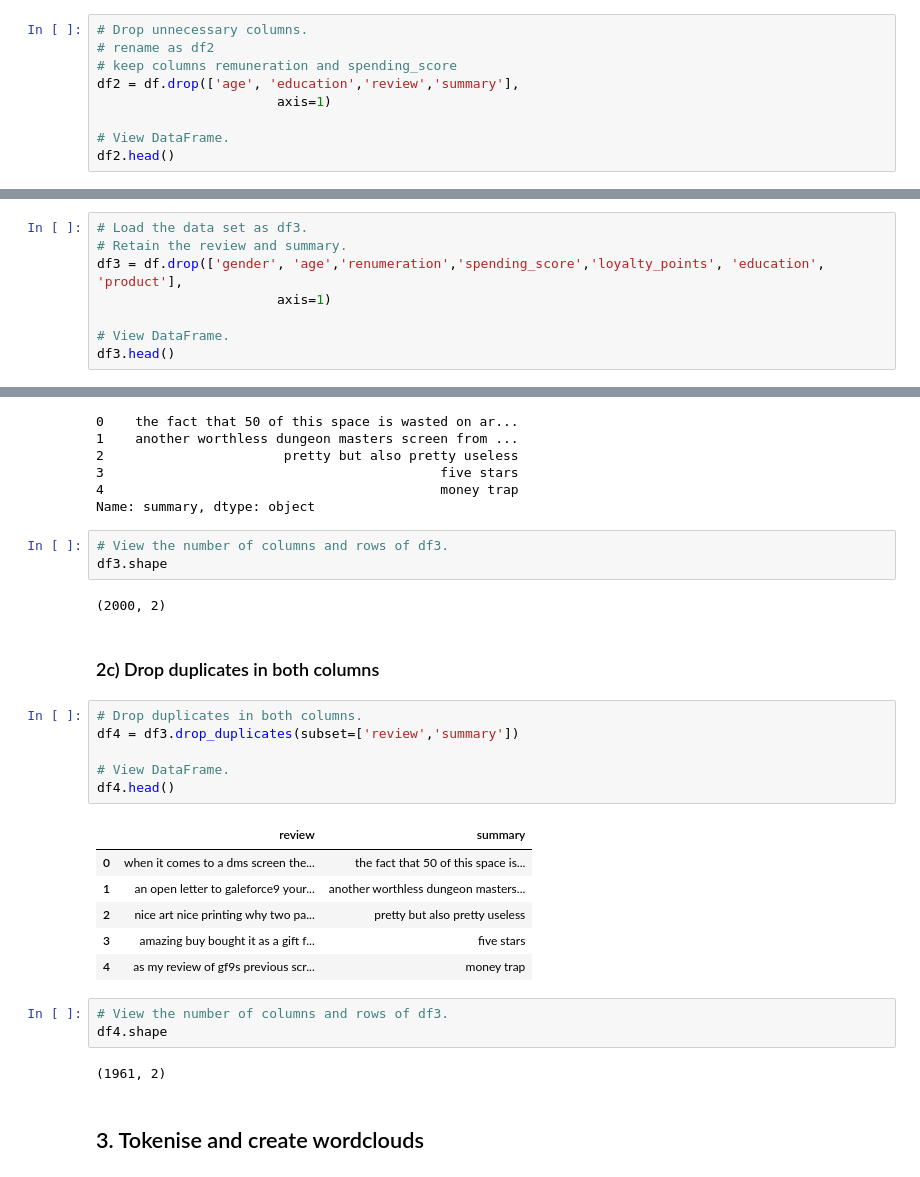
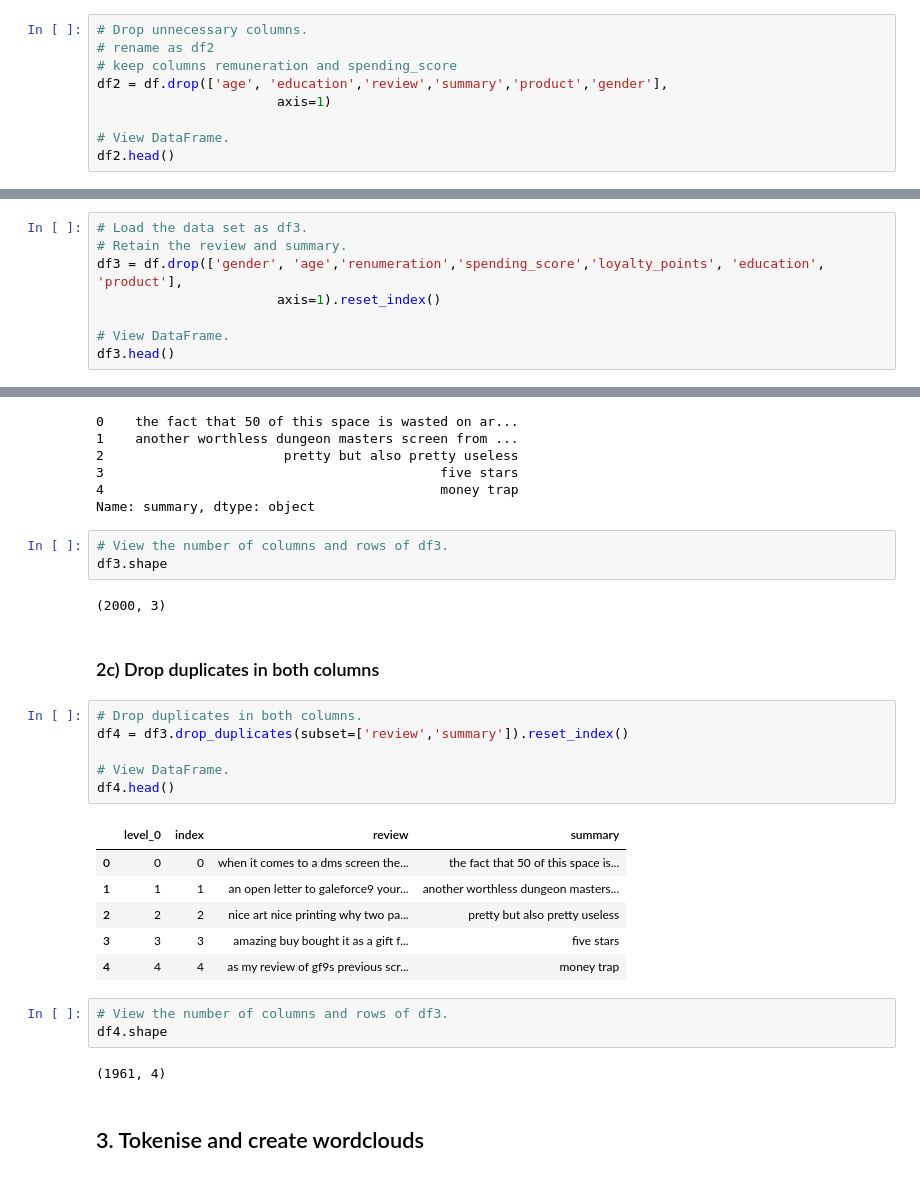
Before and after one commit to essjmeha/Assignment_Predicting_future_outcomes, a Jupyter notebook: Meharg_Jane_LSE_DA301_Assignment_Python.ipynb, the cells around one changed output, grey strips where cells are left out. Drawn from its saved outputs; the diff is of its cells as text.

```diff
--- a/Meharg_Jane_LSE_DA301_Assignment_Python.ipynb
+++ b/Meharg_Jane_LSE_DA301_Assignment_Python.ipynb
@@ -598,7 +598,7 @@ df.head()
 # Drop unnecessary columns.
 # rename as df2
 # keep columns remuneration and spending_score
-df2 = df.drop(['age', 'education','review','summary'],
+df2 = df.drop(['age', 'education','review','summary','product','gender'],
                        axis=1)
 
 # View DataFrame.
@@ -929,7 +941,7 @@ warnings.filterwarnings('ignore')
 # Load the data set as df3.
 # Retain the review and summary.
 df3 = df.drop(['gender', 'age','renumeration','spending_score','loyalty_points', 'education', 'product'],
-                       axis=1)
+                       axis=1).reset_index()
 
 # View DataFrame.
 df3.head()
@@ -1008,26 +1021,26 @@ Name: summary, dtype: object
 # View the number of columns and rows of df3.
 df3.shape
 # %% [output]
-(2000, 2)
+(2000, 3)
 # %% [markdown]
 ### 2c) Drop duplicates in both columns
 # %%
 # Drop duplicates in both columns.
-df4 = df3.drop_duplicates(subset=['review','summary'])
+df4 = df3.drop_duplicates(subset=['review','summary']).reset_index()
 
 # View DataFrame.
 df4.head()
 # %% [output]
-|  | review | summary |
-| 0 | when it comes to a dms screen the... | the fact that 50 of this space is... |
-| 1 | an open letter to galeforce9 your... | another worthless dungeon masters... |
-| 2 | nice art nice printing why two pa... | pretty but also pretty useless |
-| 3 | amazing buy bought it as a gift f... | five stars |
-| 4 | as my review of gf9s previous scr... | money trap |
+|  | level_0 | index | review | summary |
+| 0 | 0 | 0 | when it comes to a dms screen the... | the fact that 50 of this space is... |
+| 1 | 1 | 1 | an open letter to galeforce9 your... | another worthless dungeon masters... |
+| 2 | 2 | 2 | nice art nice printing why two pa... | pretty but also pretty useless |
+| 3 | 3 | 3 | amazing buy bought it as a gift f... | five stars |
+| 4 | 4 | 4 | as my review of gf9s previous scr... | money trap |
 # %%
 # View the number of columns and rows of df3.
 df4.shape
 # %% [output]
-(1961, 2)
+(1961, 4)
 # %% [markdown]
 ## 3. Tokenise and create wordclouds
```
Also changed, not shown: parts of 24 cells of this notebook.
